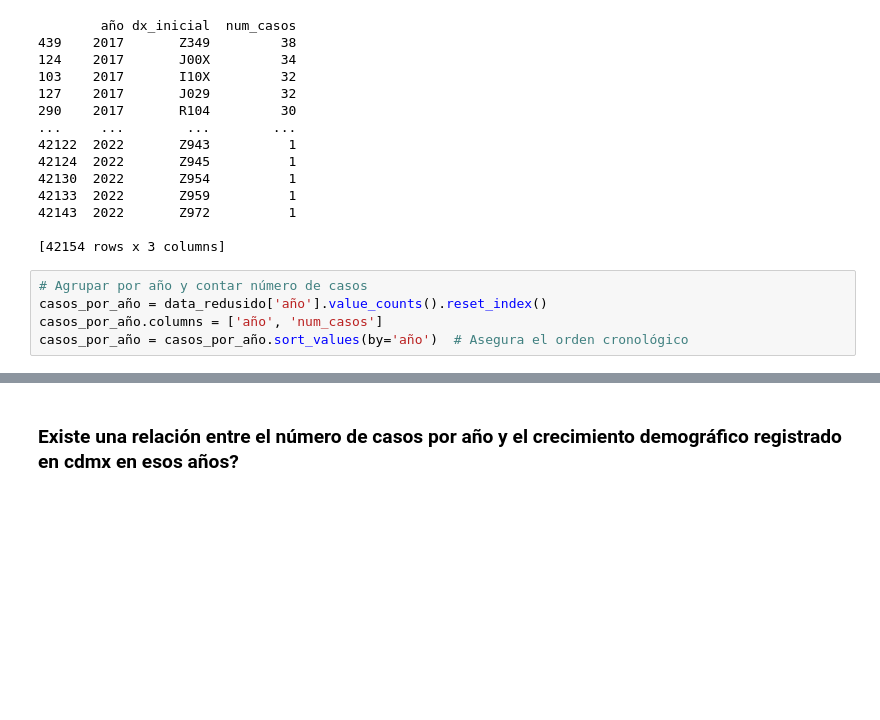
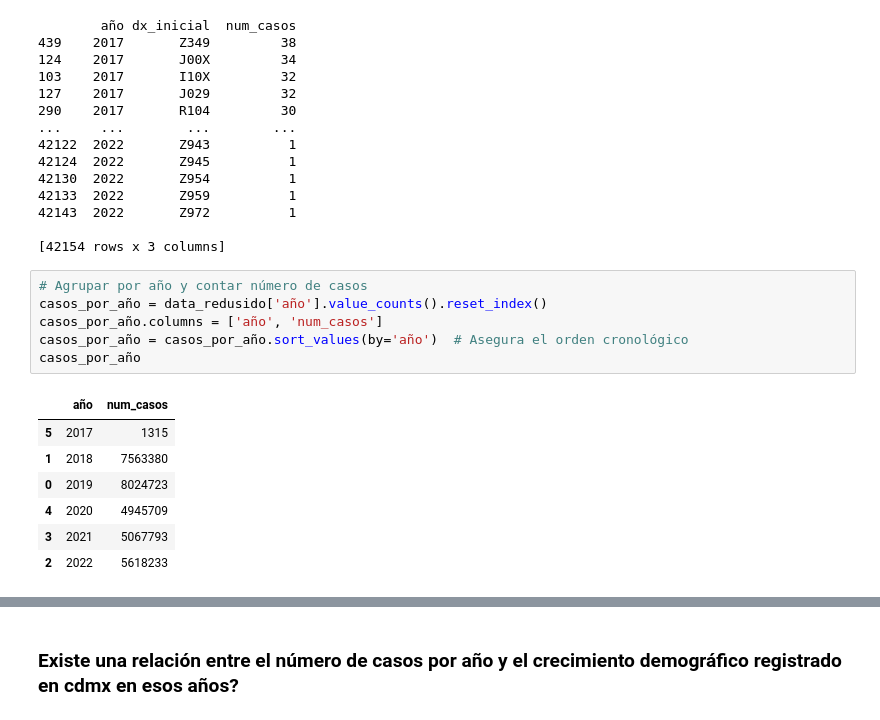
Before and after one commit to Gabyplascencia/UrgenciasMedicas-CDMX-analisis, a Jupyter notebook: EmergenciasmedicasCDMX.ipynb, the cells around one changed output, grey strips where cells are left out. Saved outputs shown, nothing was run; the diff lists cells and outputs as text; blank space fills up the shorter version.

```diff
--- a/EmergenciasmedicasCDMX.ipynb
+++ b/EmergenciasmedicasCDMX.ipynb
@@ -242,8 +226,17 @@ print(casos_por_enfermedad_y_año)
 # %%
 # Agrupar por año y contar número de casos
 casos_por_año = data_redusido['año'].value_counts().reset_index()
 casos_por_año.columns = ['año', 'num_casos']
 casos_por_año = casos_por_año.sort_values(by='año')  # Asegura el orden cronológico
+casos_por_año
+# %% [output]
+|  | año | num_casos |
+| 5 | 2017 | 1315 |
+| 1 | 2018 | 7563380 |
+| 0 | 2019 | 8024723 |
+| 4 | 2020 | 4945709 |
+| 3 | 2021 | 5067793 |
+| 2 | 2022 | 5618233 |
 # %%
 # Estilo visual
 sns.set(style="whitegrid")
```
Also changed, not shown: parts of 3 cells of this notebook, 1 other file.
